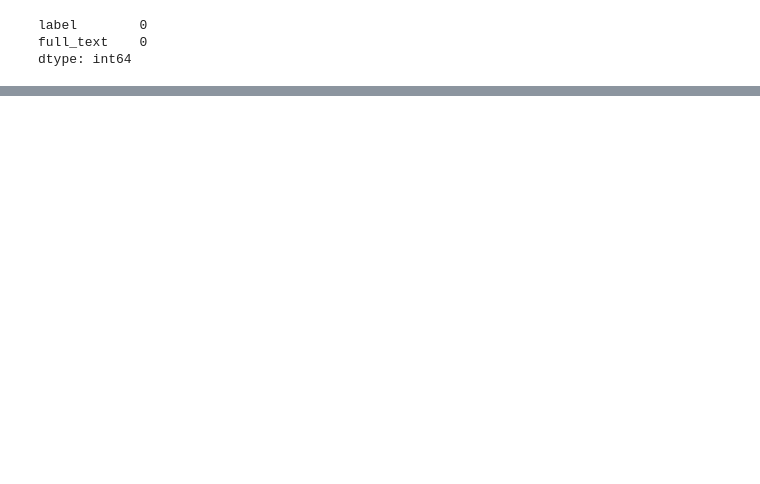
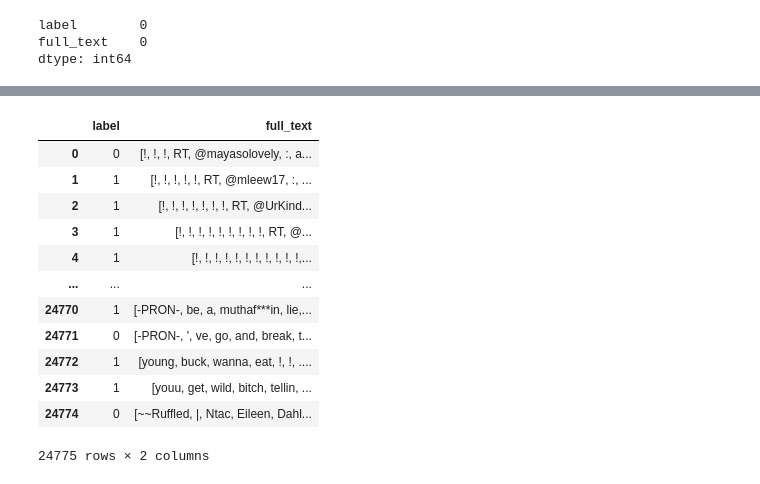
Before and after one commit to Joshua-Joseph/miniProjectS6, a Jupyter notebook: miniProject.ipynb, the cells around one changed output, grey strips where cells are left out. Cells and saved outputs as stored; diff of their text form; code cells hidden in the pictures; blank space fills up the shorter version.

```diff
--- a/miniProject.ipynb
+++ b/miniProject.ipynb
@@ -51,0 +90,5 @@ dtype: int64
+# %%
+for i in range(len(df['full_text'])):
+  doc = nlp(df['full_text'][i])
+  df['full_text'][i] = ''
+  df['full_text'][i] = [token.lemma_ for token in doc]
@@ -51,0 +104,16 @@ dtype: int64
+# %%
+df
+# %% [output]
+|  | label | full_text |
+| 0 | 0 | [!, !, !, RT, @mayasolovely, :, a... |
+| 1 | 1 | [!, !, !, !, !, RT, @mleew17, :, ... |
+| 2 | 1 | [!, !, !, !, !, !, !, RT, @UrKind... |
+| 3 | 1 | [!, !, !, !, !, !, !, !, !, RT, @... |
+| 4 | 1 | [!, !, !, !, !, !, !, !, !, !, !,... |
+| ... | ... | ... |
+| 24770 | 1 | [-PRON-, be, a, muthaf***in, lie,... |
+| 24771 | 0 | [-PRON-, ', ve, go, and, break, t... |
+| 24772 | 1 | [young, buck, wanna, eat, !, !, .... |
+| 24773 | 1 | [youu, get, wild, bitch, tellin, ... |
+| 24774 | 0 | [~~Ruffled, |, Ntac, Eileen, Dahl... |
+24775 rows × 2 columns
```
Also changed, not shown: parts of 28 cells of this notebook.
